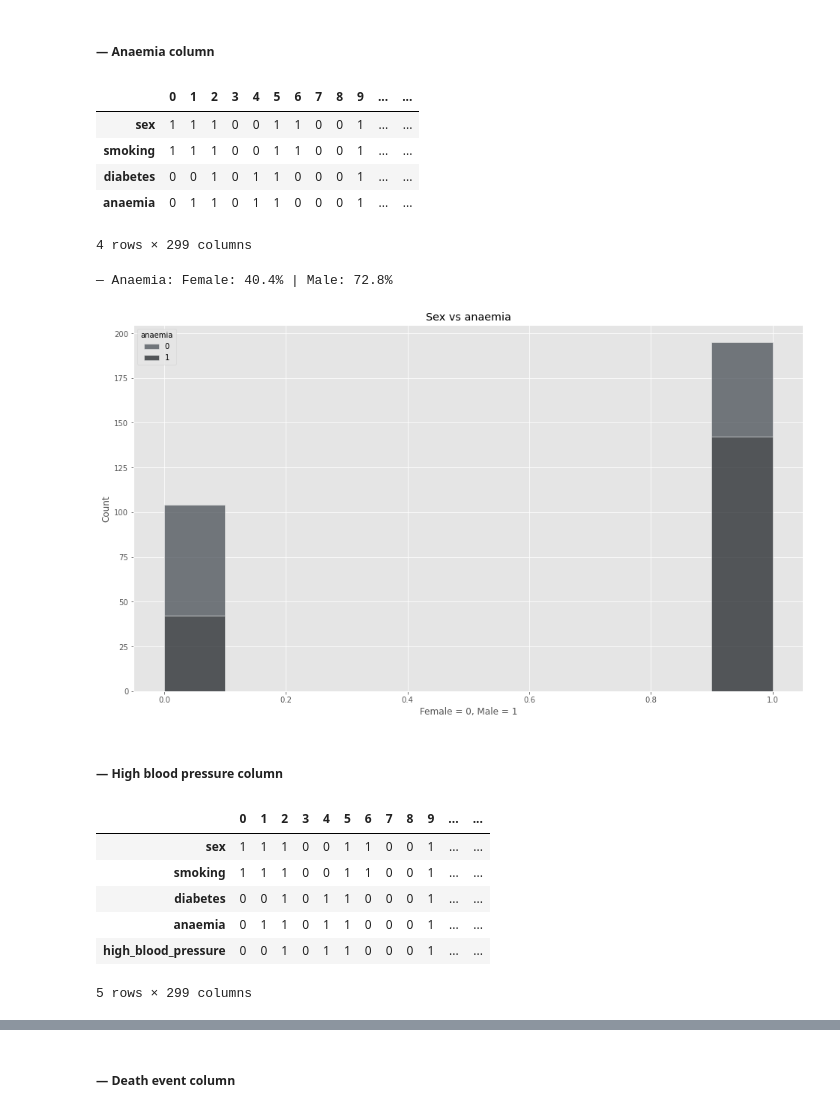
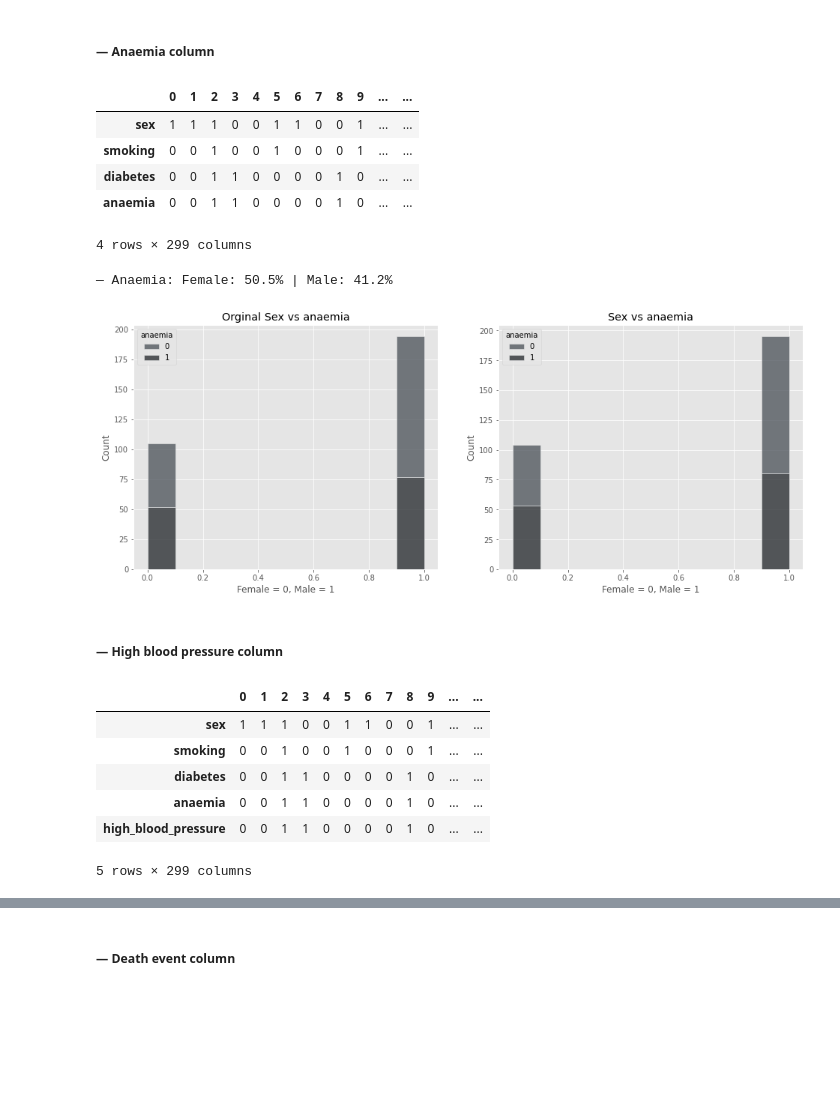
Before and after one commit to mizydorek/Programming-for-Data-Analysis-Project, a Jupyter notebook: project.ipynb, the cells around one changed output, grey strips where cells are left out. Drawn from its saved outputs; the diff is of its cells as text; code cells hidden in the pictures; blank space fills up the shorter version.

```diff
--- a/project.ipynb
+++ b/project.ipynb
@@ -556,7 +562,7 @@ sns.histplot(data=df_sample, x="sex");
 # Smoking column.
 smokers = [0,1]
 fs = rng.choice(smokers, f, p=[0.962, 0.038])
-ms = rng.choice(smokers, f, p=[0.124, 0.876])
+ms = rng.choice(smokers, f, p=[0.526, 0.474])
 
 #setting the random generator so results can be reproduced
 rng = np.random.default_rng(2)
@@ -566,7 +572,7 @@ def smoking(row):
    if row['sex'] == 0:
       return int(rng.choice(smokers, 1, p=[0.962, 0.038]))
    if row['sex'] == 1:
-      return int(rng.choice(smokers, 1, p=[0.124, 0.876]))
+      return int(rng.choice(smokers, 1, p=[0.526, 0.474]))
 
 # Add column to data frame.
 df_sample['smoking'] = df_sample.apply(lambda row: smoking(row), axis=1)
@@ -599,17 +607,17 @@ sns.histplot(df_sample, x="sex", hue="smoking", multiple="stack").set(title='Sex
 # %%
 # Diabetes column.
 fd = rng.choice(values, 1, p=[0.476, 0.524])
-md = rng.choice(values, 1, p=[0.333, 0.667])
+md = rng.choice(values, 1, p=[0.639, 0.361])
 
 #setting the random generator so results can be reproduced
-rng = np.random.default_rng(2)
+rng = np.random.default_rng(3)
 
 # Function that generates a random sample from diabetes array including sex and their percentage of smokers.
 def diabetes(row):
    if row['sex'] == 0:
       return int(rng.choice(values, 1, p=[0.476, 0.524]))
    if row['sex'] == 1:
-      return int(rng.choice(values, 1, p=[0.333, 0.667]))
+      return int(rng.choice(values, 1, p=[0.639, 0.361]))
 
 df_sample['diabetes'] = df_sample.apply(lambda row: diabetes(row), axis=1)
 df_sample.T
@@ -637,23 +647,23 @@ sns.histplot(df_sample, x="sex", hue="diabetes", multiple="stack").set(title='Se
 # Anaemia column.
 
 #setting the random generator so results can be reproduced
-rng = np.random.default_rng(2)
+rng = np.random.default_rng(3)
 
 # Function that generates a random sample from diabetes array including sex and their percentage of smokers.
 def anaemia(row):
    if row['sex'] == 0:
       return int(rng.choice(values, 1, p=[0.505, 0.495]))
    if row['sex'] == 1:
-      return int(rng.choice(values, 1, p=[0.267, 0.733]))
+      return int(rng.choice(values, 1, p=[0.603, 0.397]))
 
 df_sample['anaemia'] = df_sample.apply(lambda row: anaemia(row), axis=1)
 df_sample.T
 # %% [output]
 |  | 0 | 1 | 2 | 3 | 4 | 5 | 6 | 7 | 8 | 9 | ... | ... |
 | sex | 1 | 1 | 1 | 0 | 0 | 1 | 1 | 0 | 0 | 1 | ... | ... |
-| smoking | 1 | 1 | 1 | 0 | 0 | 1 | 1 | 0 | 0 | 1 | ... | ... |
-| diabetes | 0 | 0 | 1 | 0 | 1 | 1 | 0 | 0 | 0 | 1 | ... | ... |
-| anaemia | 0 | 1 | 1 | 0 | 1 | 1 | 0 | 0 | 0 | 1 | ... | ... |
+| smoking | 0 | 0 | 1 | 0 | 0 | 1 | 0 | 0 | 0 | 1 | ... | ... |
+| diabetes | 0 | 0 | 1 | 1 | 0 | 0 | 0 | 0 | 1 | 0 | ... | ... |
+| anaemia | 0 | 0 | 1 | 1 | 0 | 0 | 0 | 0 | 1 | 0 | ... | ... |
 4 rows × 299 columns
 # %%
 # Anaemia per sex.
@@ -661,36 +671,38 @@ fa = len(df_sample[(df_sample['sex'] == 0) & (df_sample['anaemia'] == 1)])
 ma = len(df_sample[(df_sample['sex'] == 1) & (df_sample['anaemia'] == 1)])
 print('— Anaemia: Female: {:.1f}% | Male: {:.1f}%\n'.format((fa/f)*p, (ma/m)*p))
 # %% [output]
-— Anaemia: Female: 40.4% | Male: 72.8%
+— Anaemia: Female: 50.5% | Male: 41.2%
 # %%
 # Distribution of anaemia.
-sns.histplot(df_sample, x="sex", hue="anaemia", multiple="stack").set(title='Sex vs anaemia', xlabel="Female = 0, Male = 1");
+fig, axes = plt.subplots(1, 2, figsize=(16,6))
+sns.histplot(df, x="sex", hue="anaemia", multiple="stack", ax=axes[0]).set(title='Orginal Sex vs anaemia', xlabel="Female = 0, Male = 1");
+sns.histplot(df_sample, x="sex", hue="anaemia", multiple="stack", ax=axes[1]).set(title='Sex vs anaemia', xlabel="Female = 0, Male = 1");
 # %% [output]
-[figure, old version]
+[figure, new version]
 # %% [markdown]
 ##### — High blood pressure column
 # %%
 # High blood pressure column.
 
 #setting the random generator so results can be reproduced
-rng = np.random.default_rng(2)
+rng = np.random.default_rng(3)
 
 # Function that generates a random sample from diabetes array including sex and their percentage of smokers.
 def high_blood_pressure(row):
    if row['sex'] == 0:
       return int(rng.choice(values, 1, p=[0.581, 0.419]))
    if row['sex'] == 1:
-      return int(rng.choice(values, 1, p=[0.419, 0.581]))
+      return int(rng.choice(values, 1, p=[0.686, 0.314]))
 
 df_sample['high_blood_pressure'] = df_sample.apply(lambda row: high_blood_pressure(row), axis=1)
 df_sample.T
 # %% [output]
 |  | 0 | 1 | 2 | 3 | 4 | 5 | 6 | 7 | 8 | 9 | ... | ... |
 | sex | 1 | 1 | 1 | 0 | 0 | 1 | 1 | 0 | 0 | 1 | ... | ... |
-| smoking | 1 | 1 | 1 | 0 | 0 | 1 | 1 | 0 | 0 | 1 | ... | ... |
-| diabetes | 0 | 0 | 1 | 0 | 1 | 1 | 0 | 0 | 0 | 1 | ... | ... |
-| anaemia | 0 | 1 | 1 | 0 | 1 | 1 | 0 | 0 | 0 | 1 | ... | ... |
-| high_blood_pressure | 0 | 0 | 1 | 0 | 1 | 1 | 0 | 0 | 0 | 1 | ... | ... |
+| smoking | 0 | 0 | 1 | 0 | 0 | 1 | 0 | 0 | 0 | 1 | ... | ... |
+| diabetes | 0 | 0 | 1 | 1 | 0 | 0 | 0 | 0 | 1 | 0 | ... | ... |
+| anaemia | 0 | 0 | 1 | 1 | 0 | 0 | 0 | 0 | 1 | 0 | ... | ... |
+| high_blood_pressure | 0 | 0 | 1 | 1 | 0 | 0 | 0 | 0 | 1 | 0 | ... | ... |
 5 rows × 299 columns
 # %%
 # High blood pressure per sex.
```
Also changed, not shown: parts of 18 cells of this notebook.
